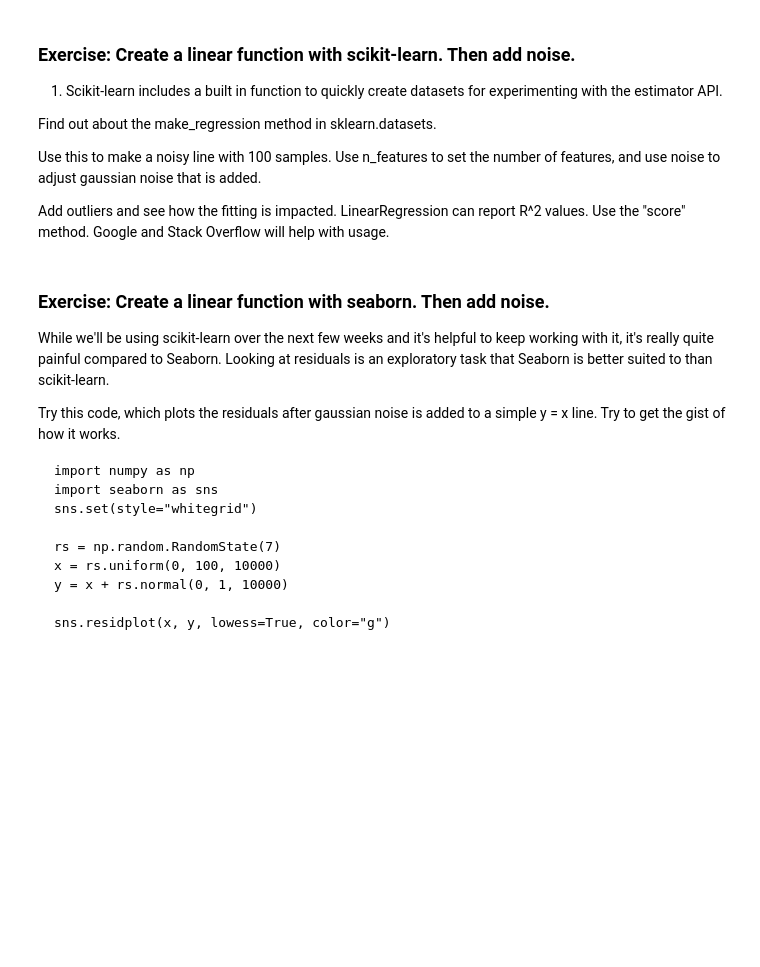
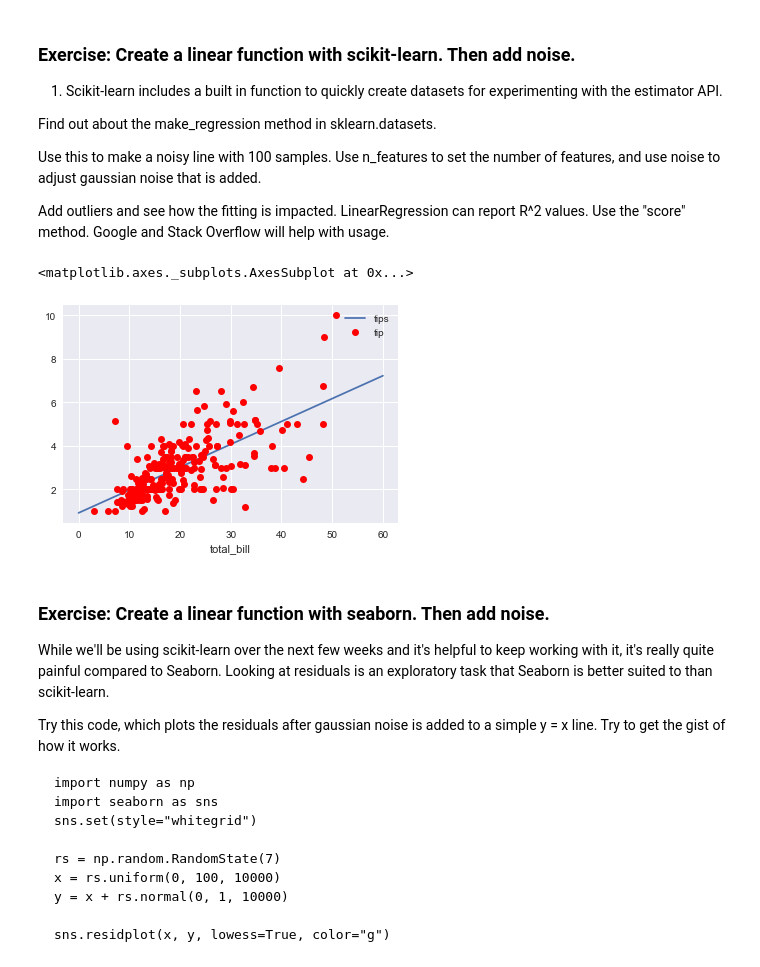
Before and after one commit to core-skills/05-simple-predictions, a Jupyter notebook: notebooks/session1and2.ipynb, the cells around one changed output. Saved outputs shown, nothing was run; the diff lists cells and outputs as text; code cells hidden in the pictures; blank space fills up the shorter version.

```diff
--- a/notebooks/session1and2.ipynb
+++ b/notebooks/session1and2.ipynb
@@ -128,0 +239,2 @@ Try this all out in the next cell.  Take it step by step.  Don't try to run this
+# %%
+xfit = np.linspace(0, 60)
@@ -128,0 +244,3 @@ Try this all out in the next cell.  Take it step by step.  Don't try to run this
+# %%
+xfit_reshaped = xfit[:, np.newaxis]
+xfit
@@ -128,0 +258,3 @@ Try this all out in the next cell.  Take it step by step.  Don't try to run this
+# %%
+yfit = model.predict(xfit_reshaped)
+yfit
@@ -146,6 +292,15 @@ Find out about the make_regression method in sklearn.datasets.
 Use this to make a noisy line with 100 samples.  Use n_features to set the number of features, and use noise to adjust gaussian noise that is added.
 
 Add outliers and see how the fitting is impacted.  LinearRegression can report R^2 values.  Use the "score" method.  Google and Stack Overflow will help with usage.
+# %%
+df = pd.DataFrame({'meal_cost':xfit,'tips':yfit})
+# %%
+sns.set()
+ax = df.plot('meal_cost','tips')
+tips.plot('total_bill','tip',marker='o', linewidth =0,ax = ax,color='red')
+# %% [output]
+<matplotlib.axes._subplots.AxesSubplot at 0x...>
+[figure, added]
 # %% [markdown]
 ### Exercise: Create a linear function with seaborn.  Then add noise.
 
```
Also changed, not shown: parts of 27 cells of this notebook.
